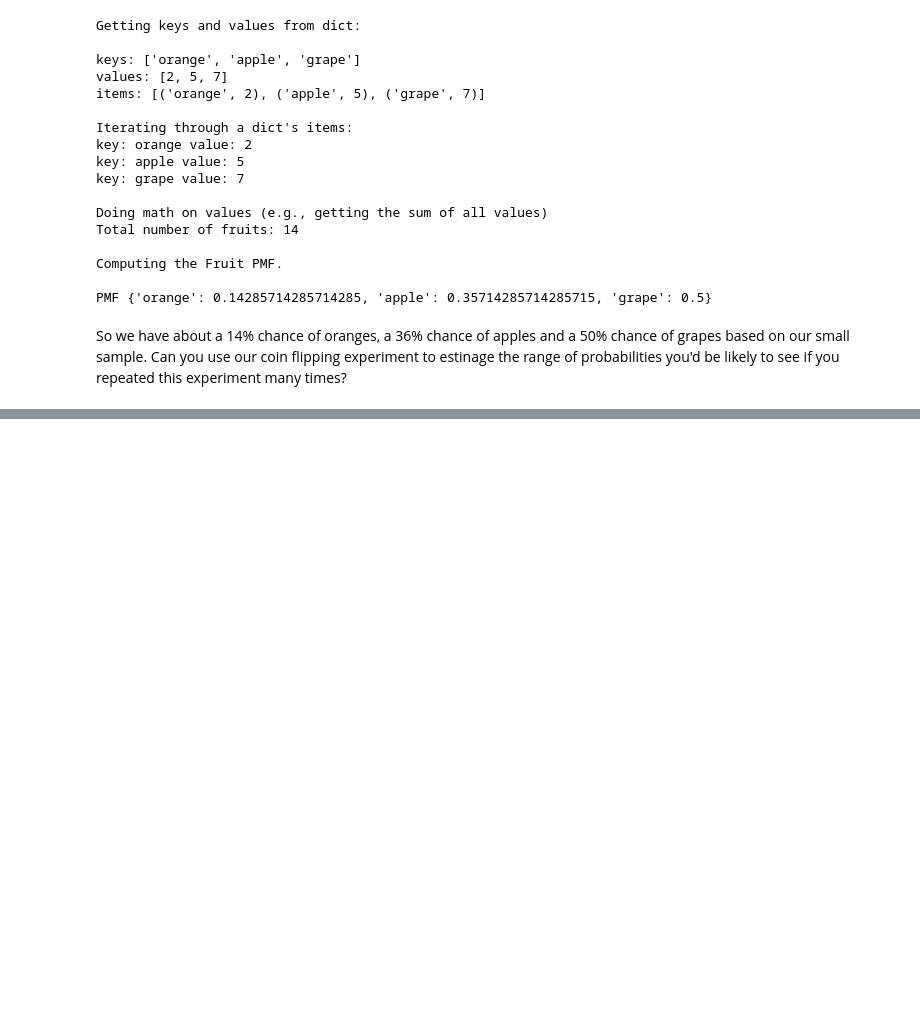
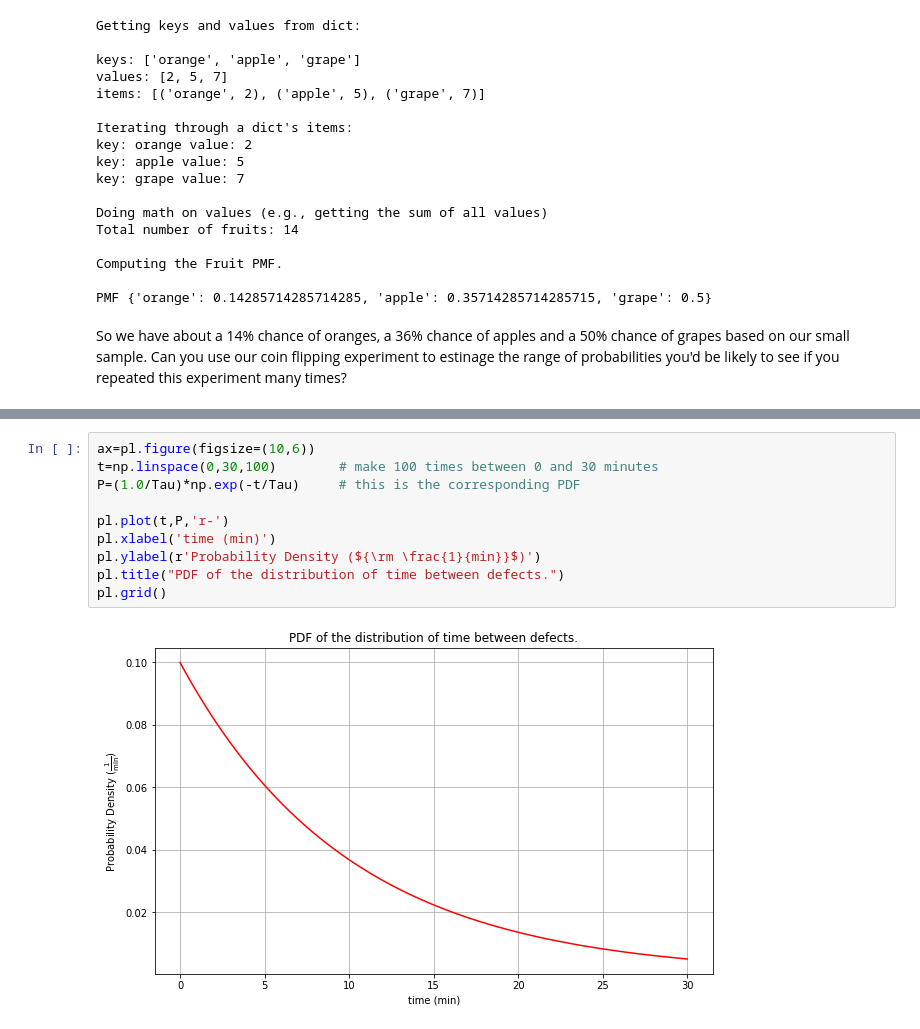
Before and after one commit to sspickle/instrumentation-projects, a Jupyter notebook: proj2/Stats2.ipynb, the cells around one changed output, grey strips where cells are left out. Saved outputs shown, nothing was run; the diff lists cells and outputs as text; blank space fills up the shorter version.

```diff
--- a/proj2/Stats2.ipynb
+++ b/proj2/Stats2.ipynb
@@ -136,0 +174,12 @@ A PDF is similar to a PMF execept that the variable in question is continuous ra
+# %%
+ax=pl.figure(figsize=(10,6))
+t=np.linspace(0,30,100)        # make 100 times between 0 and 30 minutes
+P=(1.0/Tau)*np.exp(-t/Tau)     # this is the corresponding PDF
+
+pl.plot(t,P,'r-')
+pl.xlabel('time (min)')
+pl.ylabel(r'Probability Density (${\rm \frac{1}{min}}$)')
+pl.title("PDF of the distribution of time between defects.")
+pl.grid()
+# %% [output]
+[figure, added]
```
Also changed, not shown: parts of 11 cells of this notebook, 1 other file.
